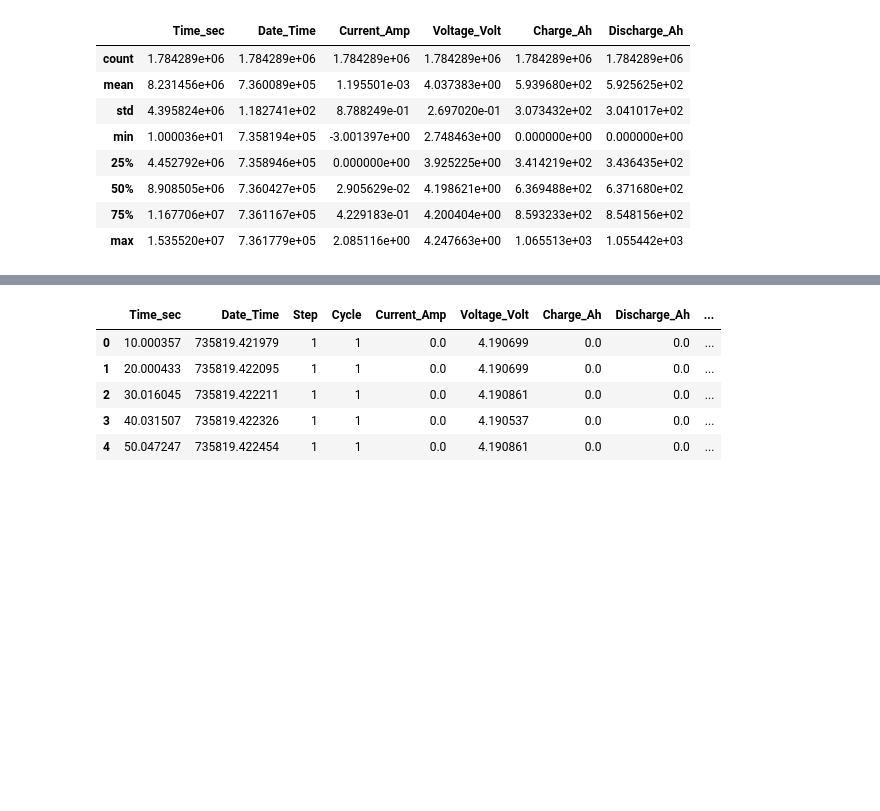
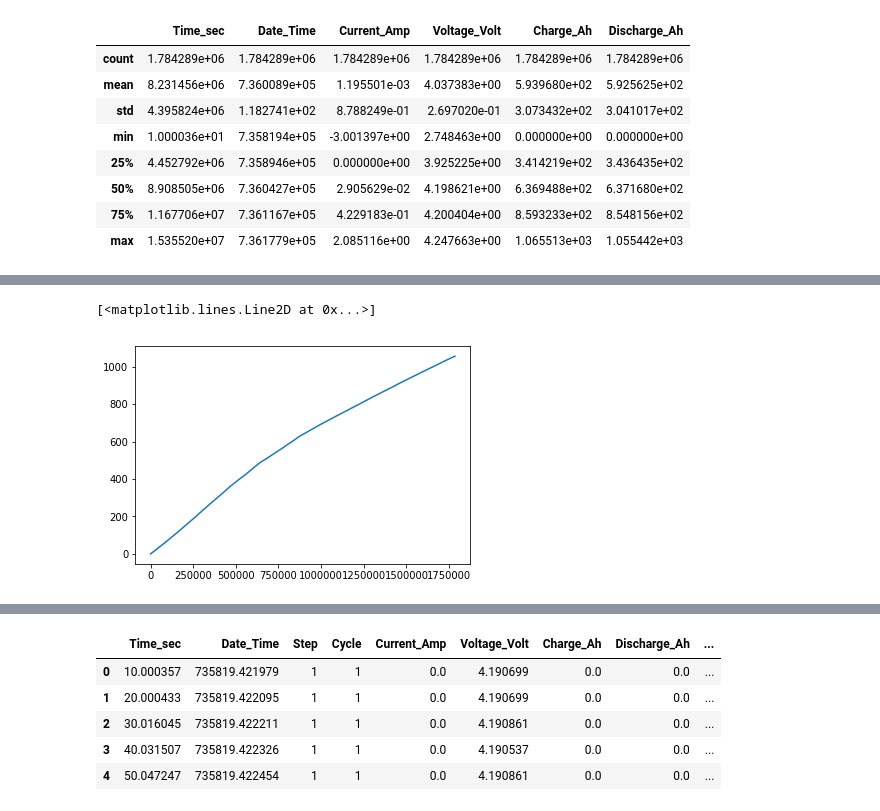
Before and after one commit to chintanp/BattDeg, a Jupyter notebook: scripts/data_exploration.ipynb, the cells around one changed output, grey strips where cells are left out. Cells and saved outputs as stored; diff of their text form; code cells hidden in the pictures; blank space fills up the shorter version.

```diff
--- a/scripts/data_exploration.ipynb
+++ b/scripts/data_exploration.ipynb
@@ -149,0 +154,5 @@ df_pl12_indexed.describe()
+# %%
+plt.plot(df_pl12_indexed['Discharge_Ah'])
+# %% [output]
+[<matplotlib.lines.Line2D at 0x...>]
+[figure, added]
```
Also changed, not shown: parts of 28 cells of this notebook, 2 other files.
